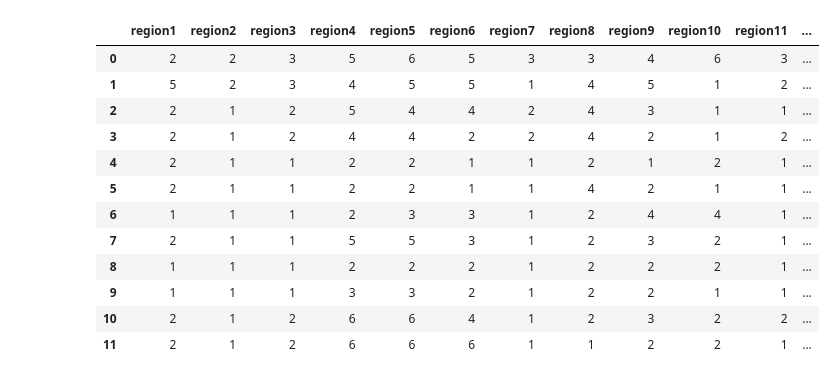
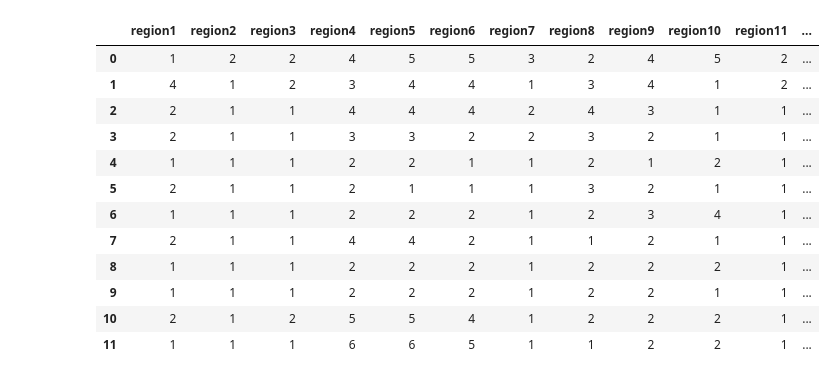
Before and after one commit to KishanRathod17/Climate-Data-Modelling, a Jupyter notebook: Codes/Main Codes/Cart Model For SST/Clustering algorithm for sea surface temperature.ipynb, the cells around one changed output. Saved outputs shown, nothing was run; the diff lists cells and outputs as text; code cells hidden in the pictures.

```diff
--- a/Codes/Main Codes/Cart Model For SST/Clustering algorithm for sea surface temperature.ipynb
+++ b/Codes/Main Codes/Cart Model For SST/Clustering algorithm for sea surface temperature.ipynb
@@ -227,20 +227,20 @@ plt.show()
 # %%
-predict_category=pd.read_csv(r"SSTA Category 2011-2022.csv",index_col=0)
+predict_category=pd.read_csv(r"C:\Users\ratho\Desktop\Software Group Project - III\Github\Climate Data Modelling\Climate-Data-Modelling\CSV Excel Data\SSTA Category 2011-2022.csv",index_col=0)
 predict_category
 # %% [output]
 |  | region1 | region2 | region3 | region4 | region5 | region6 | region7 | region8 | region9 | region10 | region11 | ... |
-| 0 | 2 | 2 | 3 | 5 | 6 | 5 | 3 | 3 | 4 | 6 | 3 | ... |
-| 1 | 5 | 2 | 3 | 4 | 5 | 5 | 1 | 4 | 5 | 1 | 2 | ... |
-| 2 | 2 | 1 | 2 | 5 | 4 | 4 | 2 | 4 | 3 | 1 | 1 | ... |
-| 3 | 2 | 1 | 2 | 4 | 4 | 2 | 2 | 4 | 2 | 1 | 2 | ... |
-| 4 | 2 | 1 | 1 | 2 | 2 | 1 | 1 | 2 | 1 | 2 | 1 | ... |
-| 5 | 2 | 1 | 1 | 2 | 2 | 1 | 1 | 4 | 2 | 1 | 1 | ... |
-| 6 | 1 | 1 | 1 | 2 | 3 | 3 | 1 | 2 | 4 | 4 | 1 | ... |
-| 7 | 2 | 1 | 1 | 5 | 5 | 3 | 1 | 2 | 3 | 2 | 1 | ... |
+| 0 | 1 | 2 | 2 | 4 | 5 | 5 | 3 | 2 | 4 | 5 | 2 | ... |
+| 1 | 4 | 1 | 2 | 3 | 4 | 4 | 1 | 3 | 4 | 1 | 2 | ... |
+| 2 | 2 | 1 | 1 | 4 | 4 | 4 | 2 | 4 | 3 | 1 | 1 | ... |
+| 3 | 2 | 1 | 1 | 3 | 3 | 2 | 2 | 3 | 2 | 1 | 1 | ... |
+| 4 | 1 | 1 | 1 | 2 | 2 | 1 | 1 | 2 | 1 | 2 | 1 | ... |
+| 5 | 2 | 1 | 1 | 2 | 1 | 1 | 1 | 3 | 2 | 1 | 1 | ... |
+| 6 | 1 | 1 | 1 | 2 | 2 | 2 | 1 | 2 | 3 | 4 | 1 | ... |
+| 7 | 2 | 1 | 1 | 4 | 4 | 2 | 1 | 1 | 2 | 1 | 1 | ... |
 | 8 | 1 | 1 | 1 | 2 | 2 | 2 | 1 | 2 | 2 | 2 | 1 | ... |
-| 9 | 1 | 1 | 1 | 3 | 3 | 2 | 1 | 2 | 2 | 1 | 1 | ... |
-| 10 | 2 | 1 | 2 | 6 | 6 | 4 | 1 | 2 | 3 | 2 | 2 | ... |
-| 11 | 2 | 1 | 2 | 6 | 6 | 6 | 1 | 1 | 2 | 2 | 1 | ... |
+| 9 | 1 | 1 | 1 | 2 | 2 | 2 | 1 | 2 | 2 | 1 | 1 | ... |
+| 10 | 2 | 1 | 2 | 5 | 5 | 4 | 1 | 2 | 2 | 2 | 1 | ... |
+| 11 | 1 | 1 | 1 | 6 | 6 | 5 | 1 | 1 | 2 | 2 | 1 | ... |
 # %%
 predicted=km.predict(predict_category)
 # %%
```
Also changed, not shown: parts of 12 cells of this notebook, 8 other files.
